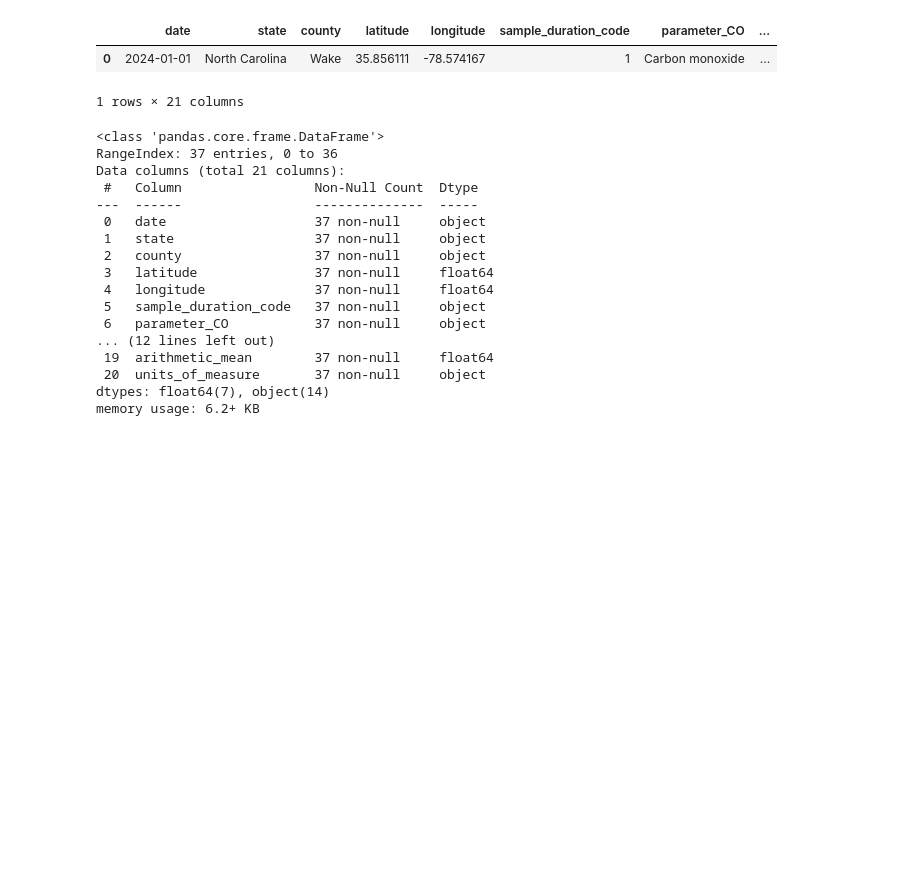
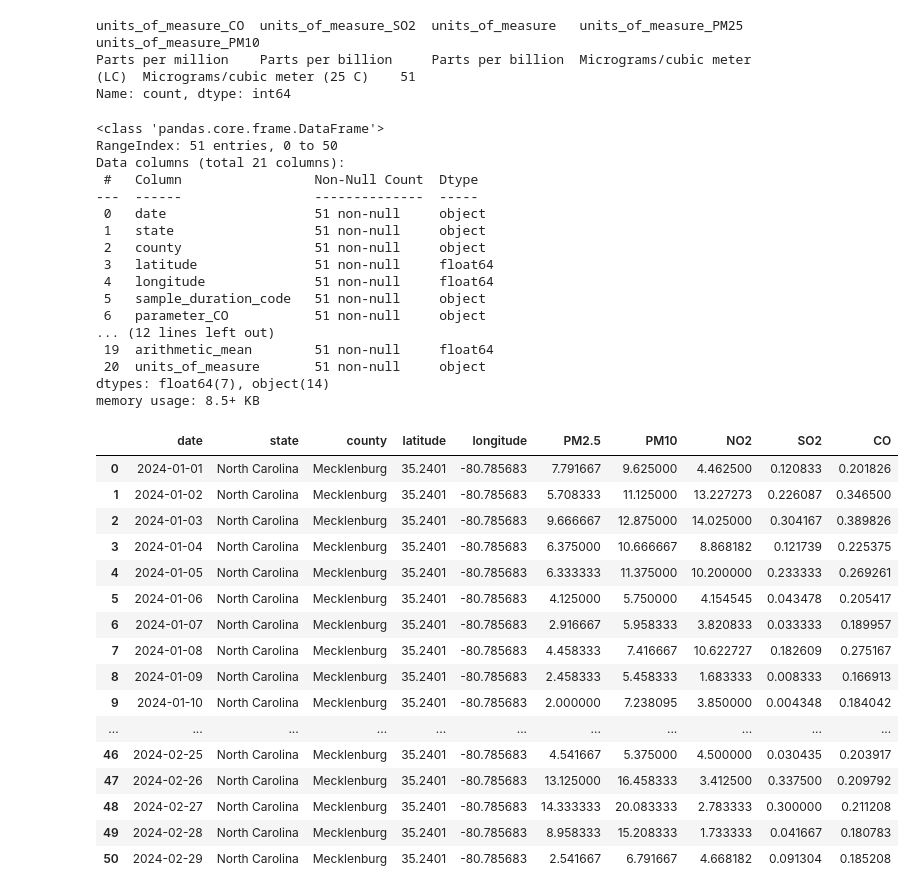
Before and after one commit to haileybirge95/Air_Quality_Model, a Jupyter notebook: Roberto/PullData.ipynb, the cells around one changed output. Cells and saved outputs as stored; diff of their text form; code cells hidden in the pictures; blank space fills up the shorter version.

```diff
--- a/Roberto/PullData.ipynb
+++ b/Roberto/PullData.ipynb
@@ -8,11 +8,13 @@ import matplotlib.pyplot as plt
 import param
 
 # EPA CO search base URL
-base_url = "https://aqs.epa.gov/data/api/dailyData/byCounty?email=rob_mm@msn.com&key=khakiosprey53"
+base_url = f"https://aqs.epa.gov/data/api/dailyData/byCBSA?email=rob_mm@msn.com&key={api_key}"
 # %%
 def pull_data(param, param_code):
-    url = base_url + f"&param={param_code}&bdate=20240101&edate=20240229&state=37&county=183"
+    # url = base_url + f"&param={param_code}&bdate=20240101&edate=20240229&state=37&county=183" # dailyData/byCounty
+    url = base_url + f"&param={param_code}&bdate=20240101&edate=20240229&cbsa=16740" # dailyData/byCBSA
     response = requests.get(url).json()
+    # print(response)
 
     state = []; county = []
     latitude = []; longitude = []
@@ -47,12 +49,12 @@ def pull_data(param, param_code):
 
     return df
 # %%
-# CO_df = pull_data('CO', param_code=42101)
-# SO2_df = pull_data('SO2', param_code=42401)
-# NO2_df = pull_data('NO2', param_code=42602)
-# PM10_df = pull_data('PM10', param_code=81102)
-# PM25_df = pull_data('PM2.5', param_code=88101)
-PM25_df
+CO_df = pull_data('CO', param_code=42101)
+SO2_df = pull_data('SO2', param_code=42401)
+NO2_df = pull_data('NO2', param_code=42602)
+PM10_df = pull_data('PM10', param_code=81102)
+PM25_df = pull_data('PM2.5', param_code=88101)
+# PM25_df
 # %%
 # drop duplicate rows
 CO_df = CO_df.drop_duplicates()
@@ -67,9 +69,5 @@ PM_df = PM10_df.merge(PM25_df, how='inner', on=['date', 'state', 'county', 'lati
 pollution_df = pollution_df.merge(PM_df, how='inner', on=['date', 'state', 'county', 'latitude', 'longitude', 'sample_duration_code'], suffixes=('_CO', '_SO2'))
 pollution_df = pollution_df.merge(NO2_df, how='inner', on=['date', 'state', 'county', 'latitude', 'longitude', 'sample_duration_code'])
 # %%
-pollution_df.loc[(pollution_df['date'] == '2024-01-01')]
+pollution_df.loc[(pollution_df['date'] == '2024-01-01')] #['arithmetic_mean_CO']
 # pollution_df.loc[(pollution_df['date'] == '2024-01-01') | (pollution_df['date'] == '2024-02-01')]
-# %% [output]
-|  | date | state | county | latitude | longitude | sample_duration_code | parameter_CO | ... |
-| 0 | 2024-01-01 | North Carolina | Wake | 35.856111 | -78.574167 | 1 | Carbon monoxide | ... |
-1 rows × 21 columns
@@ -76,3 +76,10 @@ pollution_df.loc[(pollution_df['date'] == '2024-01-01')]
+# %%
+# Verify the Units of Measure (should show one row only)
+pollution_df.value_counts(subset=['units_of_measure_CO', 'units_of_measure_SO2', 'units_of_measure', 'units_of_measure_PM25', 'units_of_measure_PM10'])
+# %% [output]
+units_of_measure_CO  units_of_measure_SO2  units_of_measure   units_of_measure_PM25        units_of_measure_PM10
+Parts per million    Parts per billion     Parts per billion  Micrograms/cubic meter (LC)  Micrograms/cubic meter (25 C)    51
+Name: count, dtype: int64
 # %%
 pollution_df.info()
 
@@ -80,19 +87,45 @@ pollution_df.info()
 # pollution_df['date'].value_counts()
 # %% [output]
 <class 'pandas.core.frame.DataFrame'>
-RangeIndex: 37 entries, 0 to 36
+RangeIndex: 51 entries, 0 to 50
 Data columns (total 21 columns):
  #   Column                 Non-Null Count  Dtype
 ---  ------                 --------------  -----
- 0   date                   37 non-null     object
- 1   state                  37 non-null     object
- 2   county                 37 non-null     object
- 3   latitude               37 non-null     float64
- 4   longitude              37 non-null     float64
- 5   sample_duration_code   37 non-null     object
- 6   parameter_CO           37 non-null     object
+ 0   date                   51 non-null     object
+ 1   state                  51 non-null     object
+ 2   county                 51 non-null     object
+ 3   latitude               51 non-null     float64
+ 4   longitude              51 non-null     float64
+ 5   sample_duration_code   51 non-null     object
+ 6   parameter_CO           51 non-null     object
 ... (12 lines left out)
- 19  arithmetic_mean        37 non-null     float64
- 20  units_of_measure       37 non-null     object
+ 19  arithmetic_mean        51 non-null     float64
+ 20  units_of_measure       51 non-null     object
 dtypes: float64(7), object(14)
-memory usage: 6.2+ KB
+memory usage: 8.5+ KB
+# %%
+tmp_df = pollution_df[['date',	'state', 'county', 'latitude', 'longitude', 'arithmetic_mean_PM25', 'arithmetic_mean_PM10', 'arithmetic_mean', 'arithmetic_mean_SO2', 'arithmetic_mean_CO']]
+tmp_df = tmp_df.rename(columns={"arithmetic_mean_PM25": "PM2.5",
+                       "arithmetic_mean_PM10": "PM10",
+                       "arithmetic_mean": "NO2",
+                       "arithmetic_mean_SO2": "SO2",
+                       "arithmetic_mean_CO": "CO"})
+tmp_df
+# %% [output]
+|  | date | state | county | latitude | longitude | PM2.5 | PM10 | NO2 | SO2 | CO |
+| 0 | 2024-01-01 | North Carolina | Mecklenburg | 35.2401 | -80.785683 | 7.791667 | 9.625000 | 4.462500 | 0.120833 | 0.201826 |
+| 1 | 2024-01-02 | North Carolina | Mecklenburg | 35.2401 | -80.785683 | 5.708333 | 11.125000 | 13.227273 | 0.226087 | 0.346500 |
+| 2 | 2024-01-03 | North Carolina | Mecklenburg | 35.2401 | -80.785683 | 9.666667 | 12.875000 | 14.025000 | 0.304167 | 0.389826 |
+| 3 | 2024-01-04 | North Carolina | Mecklenburg | 35.2401 | -80.785683 | 6.375000 | 10.666667 | 8.868182 | 0.121739 | 0.225375 |
+| 4 | 2024-01-05 | North Carolina | Mecklenburg | 35.2401 | -80.785683 | 6.333333 | 11.375000 | 10.200000 | 0.233333 | 0.269261 |
+| 5 | 2024-01-06 | North Carolina | Mecklenburg | 35.2401 | -80.785683 | 4.125000 | 5.750000 | 4.154545 | 0.043478 | 0.205417 |
+| 6 | 2024-01-07 | North Carolina | Mecklenburg | 35.2401 | -80.785683 | 2.916667 | 5.958333 | 3.820833 | 0.033333 | 0.189957 |
+| 7 | 2024-01-08 | North Carolina | Mecklenburg | 35.2401 | -80.785683 | 4.458333 | 7.416667 | 10.622727 | 0.182609 | 0.275167 |
+| 8 | 2024-01-09 | North Carolina | Mecklenburg | 35.2401 | -80.785683 | 2.458333 | 5.458333 | 1.683333 | 0.008333 | 0.166913 |
+| 9 | 2024-01-10 | North Carolina | Mecklenburg | 35.2401 | -80.785683 | 2.000000 | 7.238095 | 3.850000 | 0.004348 | 0.184042 |
+| ... | ... | ... | ... | ... | ... | ... | ... | ... | ... | ... |
+| 46 | 2024-02-25 | North Carolina | Mecklenburg | 35.2401 | -80.785683 | 4.541667 | 5.375000 | 4.500000 | 0.030435 | 0.203917 |
+| 47 | 2024-02-26 | North Carolina | Mecklenburg | 35.2401 | -80.785683 | 13.125000 | 16.458333 | 3.412500 | 0.337500 | 0.209792 |
+| 48 | 2024-02-27 | North Carolina | Mecklenburg | 35.2401 | -80.785683 | 14.333333 | 20.083333 | 2.783333 | 0.300000 | 0.211208 |
+| 49 | 2024-02-28 | North Carolina | Mecklenburg | 35.2401 | -80.785683 | 8.958333 | 15.208333 | 1.733333 | 0.041667 | 0.180783 |
+| 50 | 2024-02-29 | North Carolina | Mecklenburg | 35.2401 | -80.785683 | 2.541667 | 6.791667 | 4.668182 | 0.091304 | 0.185208 |
```
Also changed, not shown: parts of 3 cells of this notebook.
